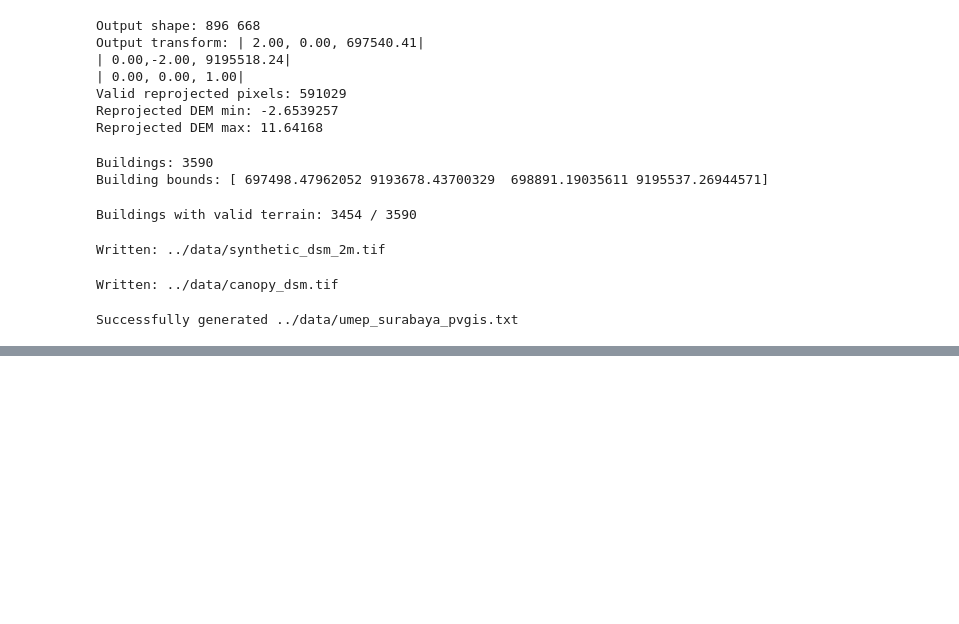
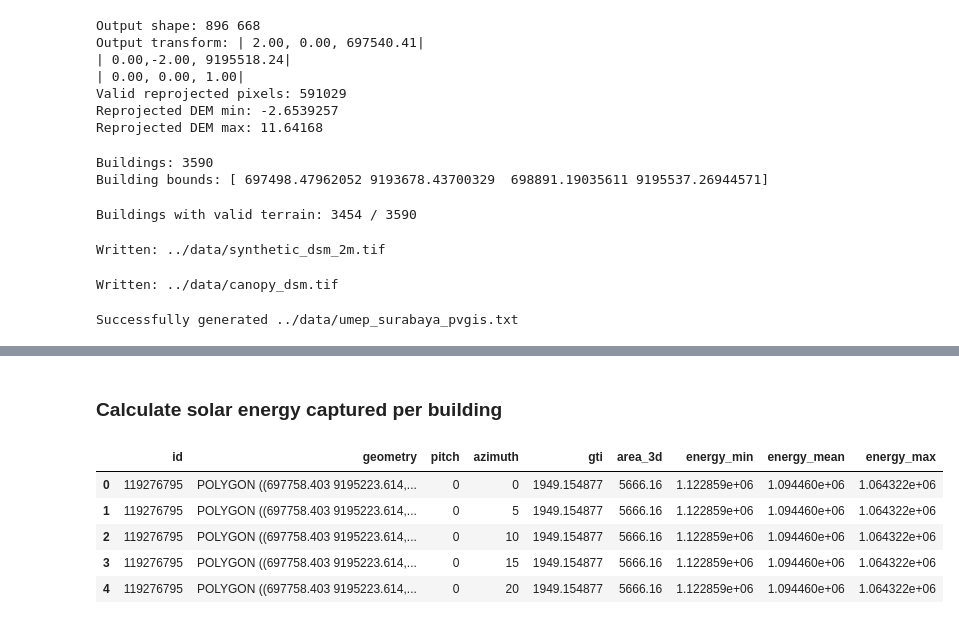
Before and after one commit to dimasrdwiaji/its-dt, a Jupyter notebook: scripts/its_dt.ipynb, the cells around one changed output, grey strips where cells are left out. Cells and saved outputs as stored; diff of their text form; code cells hidden in the pictures; blank space fills up the shorter version.

Commit message:
added energy calculation

```diff
--- a/scripts/its_dt.ipynb
+++ b/scripts/its_dt.ipynb
@@ -1064,0 +1149,56 @@ building_shade.describe()
+# %%
+# Re-read building info
+building_combined = gpd.read_file("../data/buildings_dt_master.geojson")
+# %% [markdown]
+### Calculate solar energy captured per building
+# %%
+# Define constant
+eta = 0.2 # module efficiency
+l_sys = 0.14 # system losses (PVGIS)
+rho_flat = 0.6 # packing factor (spacing between panels) on flat roofs
+rho_pitch = 0.8 # packing factor on pitched roofs
+# %%
+# Add packing factor to GTI
+gti_df["rho"] = np.where(gti_df["pitch"] == 0, rho_flat, rho_pitch)
+
+# Create cartesian product of building and gti
+# Drop geometry to save time
+cross_df = building_combined.drop(columns="geometry").merge(gti_df, how="cross")
+
+# Calculate roof footprint area based on pitch
+pitch_radians = np.radians(cross_df["pitch"]) # convert degree to radians
+cross_df["area_3d"] = cross_df["area"]/np.cos(pitch_radians)
+# %%
+# Base energy multiplier (Area * Efficiency * Packing Factor * Irradiance * System Losses)
+base_energy = (
+    cross_df["area_3d"] * eta * cross_df["rho"] * cross_df["gti"] * (1 - l_sys)
+)
+
+# Account uncertainty based on shading variations
+cross_df["energy_min"] = base_energy * (1 - cross_df["l_shade_min"])
+cross_df["energy_mean"] = base_energy * (1 - cross_df["l_shade_mean"])
+cross_df["energy_max"] = base_energy * (1 - cross_df["l_shade_max"])
+
+# Merge geometry back
+energy_scenario = building_combined[["id", "geometry"]].merge(
+    cross_df[
+        [
+            "id",
+            "pitch",
+            "azimuth",
+            "gti",
+            "area_3d",
+            "energy_min",
+            "energy_mean",
+            "energy_max",
+        ]
+    ],
+    on="id",
+)
+# %% [output]
+|  | id | geometry | pitch | azimuth | gti | area_3d | energy_min | energy_mean | energy_max |
+| 0 | 119276795 | POLYGON ((697758.403 9195223.614,... | 0 | 0 | 1949.154877 | 5666.16 | 1.122859e+06 | 1.094460e+06 | 1.064322e+06 |
+| 1 | 119276795 | POLYGON ((697758.403 9195223.614,... | 0 | 5 | 1949.154877 | 5666.16 | 1.122859e+06 | 1.094460e+06 | 1.064322e+06 |
+| 2 | 119276795 | POLYGON ((697758.403 9195223.614,... | 0 | 10 | 1949.154877 | 5666.16 | 1.122859e+06 | 1.094460e+06 | 1.064322e+06 |
+| 3 | 119276795 | POLYGON ((697758.403 9195223.614,... | 0 | 15 | 1949.154877 | 5666.16 | 1.122859e+06 | 1.094460e+06 | 1.064322e+06 |
+| 4 | 119276795 | POLYGON ((697758.403 9195223.614,... | 0 | 20 | 1949.154877 | 5666.16 | 1.122859e+06 | 1.094460e+06 | 1.064322e+06 |
```
Also changed, not shown: parts of 9 cells of this notebook, 1 other file.
